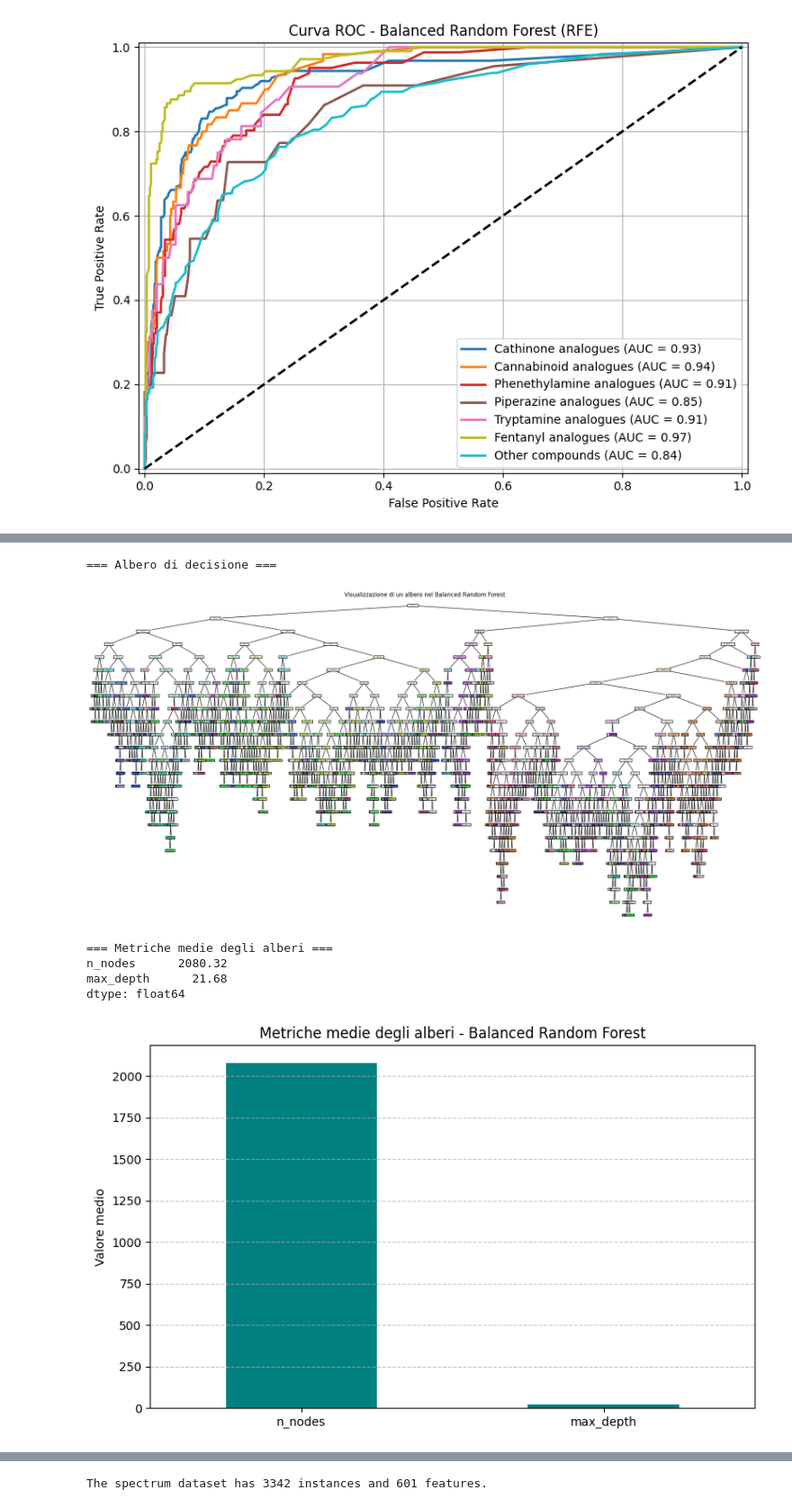
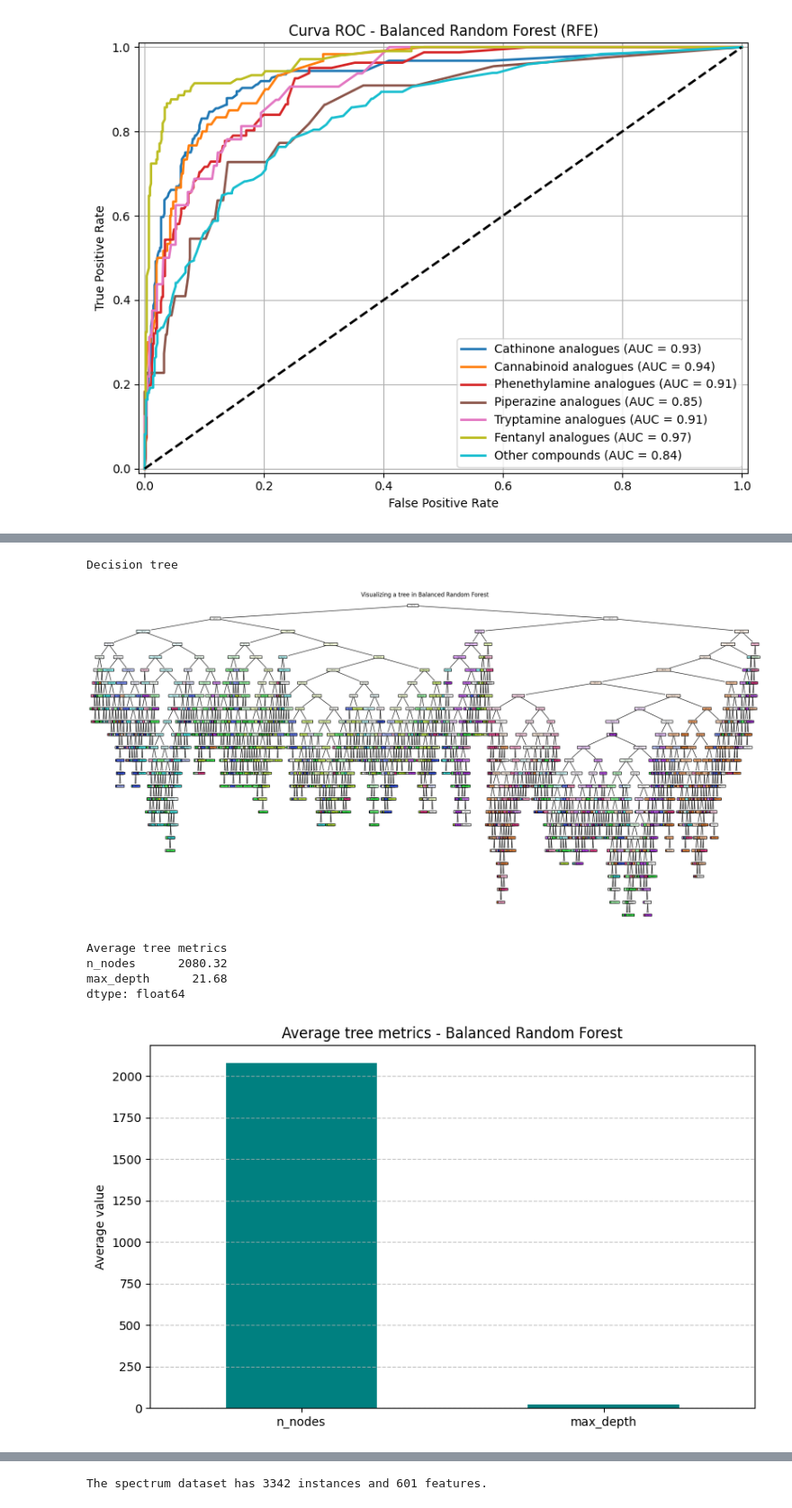
Before and after one commit to SimDimario/PENTION-M, a Jupyter notebook: ClassificatoreNPS/NPSClassifier.ipynb, the cells around one changed output, grey strips where cells are left out. Shown at 90% size. Cells and saved outputs as stored; diff of their text form; code cells hidden in the pictures.

```diff
--- a/ClassificatoreNPS/NPSClassifier.ipynb
+++ b/ClassificatoreNPS/NPSClassifier.ipynb
@@ -594,43 +537,40 @@ Phenethylamine analogues       0.58      0.53      0.55        81
 Cross-validation accuracy (4-fold): 0.48 ± 0.03
 # %%
-print("\n=== Albero di decisione ===")
-
+print("\nDecision tree")
 plt.figure(figsize=(20, 10))
 plot_tree(
     best_clf.estimators_[0],
     feature_names=feature_columns,
     class_names=[legends[i] for i in best_clf.classes_],
     filled=True,
     rounded=True,
 )
-plt.title("Visualizzazione di un albero nel Balanced Random Forest")
+plt.title("Visualizing a tree in Balanced Random Forest")
 plt.tight_layout()
 plt.show()
 
-print("\n=== Metriche medie degli alberi ===")
+print("\nAverage tree metrics")
 metrics = {
     'n_nodes': [est.tree_.node_count for est in best_clf.estimators_],
     'max_depth': [est.tree_.max_depth for est in best_clf.estimators_]
 }
 metrics_df = pd.DataFrame(metrics)
 print(metrics_df.mean())
-
-# === 3. Visualizzazione delle metriche medie ===
 metrics_df.mean().plot(kind='bar', figsize=(8, 5), color='teal')
-plt.title('Metriche medie degli alberi - Balanced Random Forest')
-plt.ylabel('Valore medio')
+plt.title('Average tree metrics - Balanced Random Forest')
+plt.ylabel('Average value')
 plt.xticks(rotation=0)
 plt.grid(axis='y', linestyle='--', alpha=0.7)
 plt.tight_layout()
 plt.show()
 # %% [output]
-=== Albero di decisione ===
+Decision tree
-[figure, old version]
+[figure, new version]
-=== Metriche medie degli alberi ===
+Average tree metrics
 n_nodes      2080.32
 max_depth      21.68
 dtype: float64
-[figure, old version]
+[figure, new version]
 # %%
 classes = np.unique(y_test)
 n_classes = len(classes)
```
Also changed, not shown: parts of 27 cells of this notebook, 10 other files.
